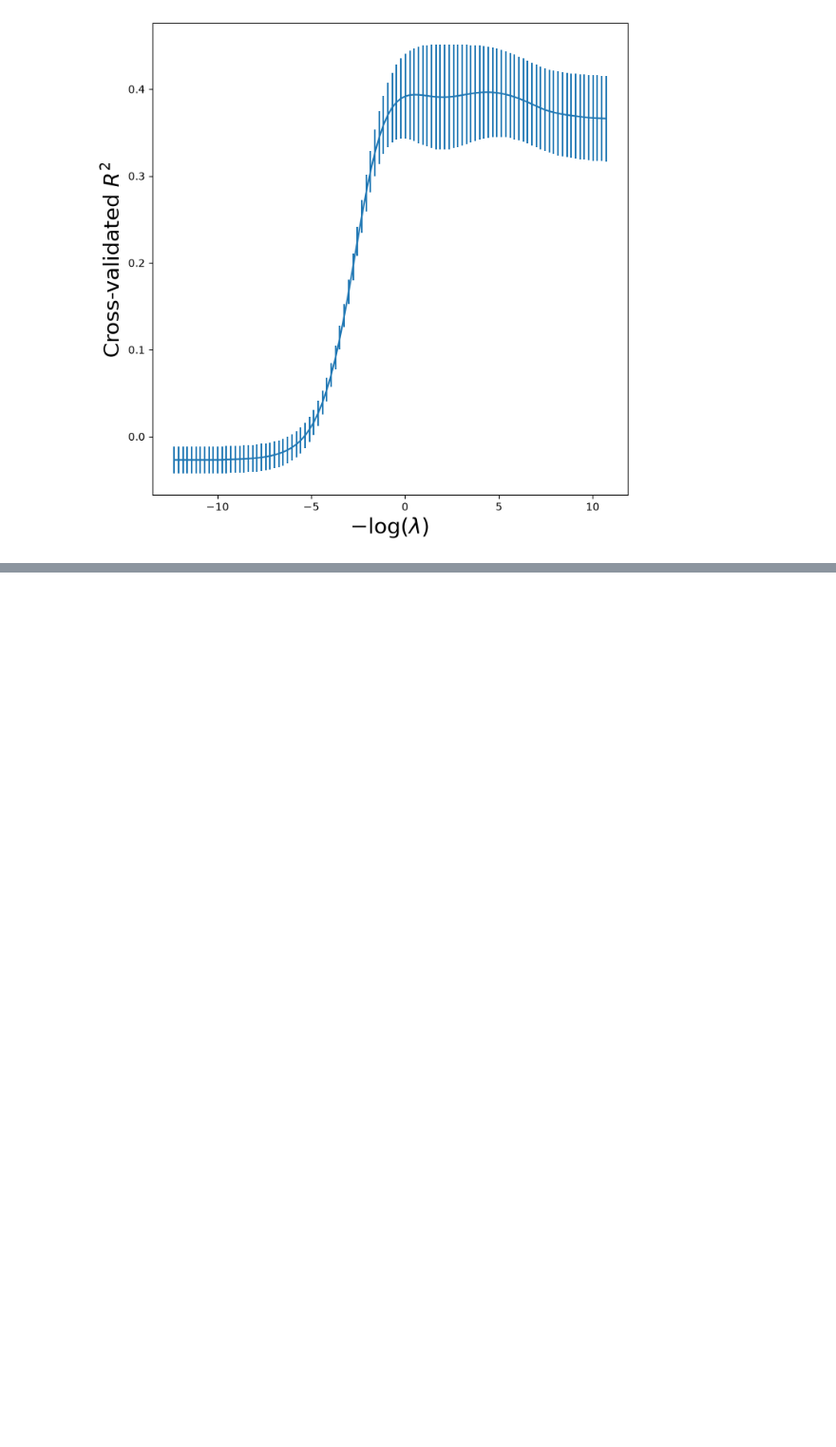
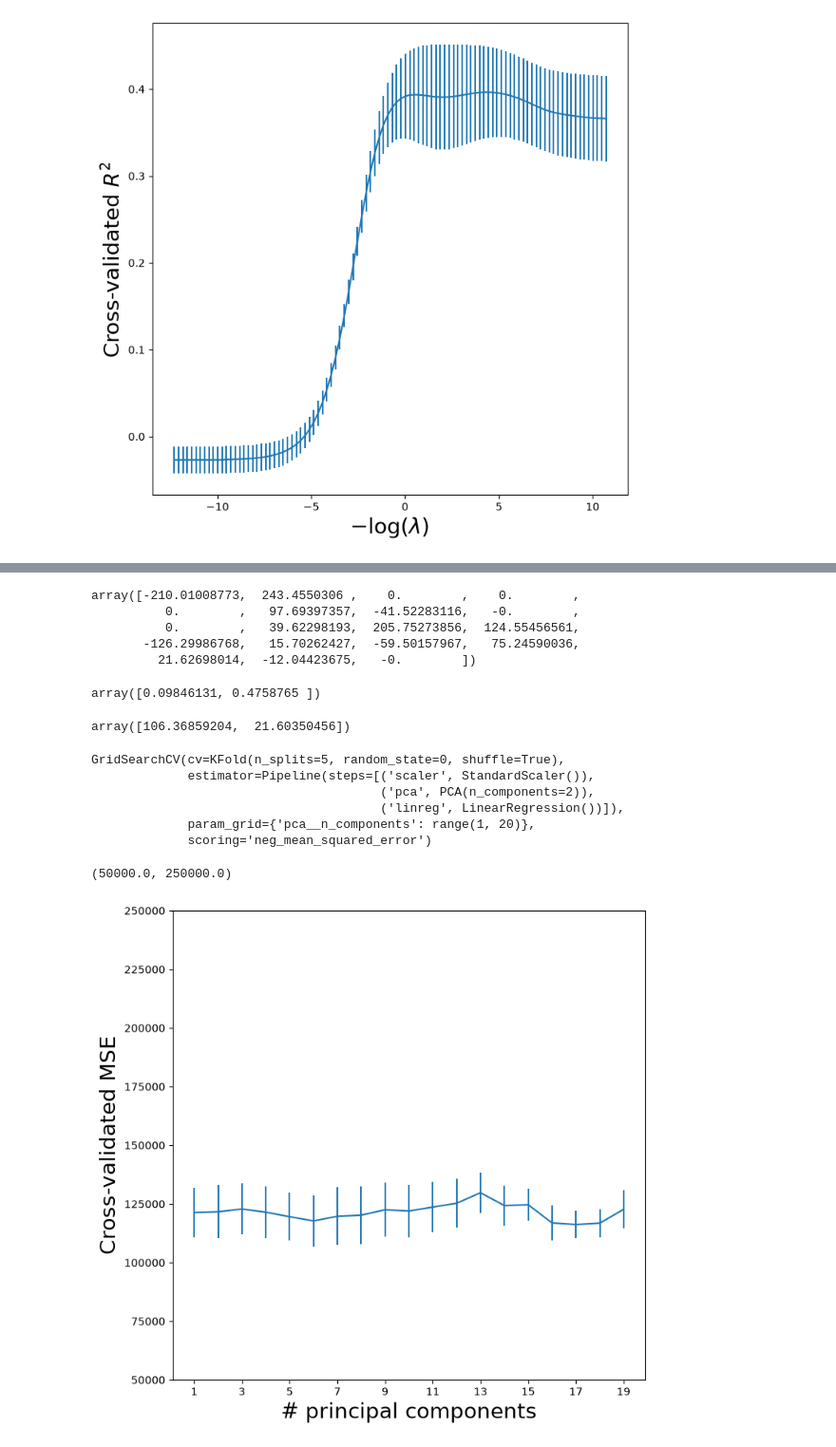
Before and after one commit to Nattawut30/Math-Algorithmic-Trading, a Jupyter notebook: Probability_Statistics/05_Linear_Model_Selection_and_Regularization.ipynb, the cells around one changed output, grey strips where cells are left out. Shown at 95% size. Drawn from its saved outputs; the diff is of its cells as text; code cells hidden in the pictures; blank space fills up the shorter version.

```diff
--- a/Probability_Statistics/05_Linear_Model_Selection_and_Regularization.ipynb
+++ b/Probability_Statistics/05_Linear_Model_Selection_and_Regularization.ipynb
@@ -513,0 +632,61 @@ Text(0, 0.5, 'Cross-validated $R^2$')
+# %%
+# However, THe lasso has a substantial advantage over ridge regression in that the resulting coefficient estimates are sparse.
+# So, the lasso model with alphas chosen by cross-validation contains only 13 variables.
+
+tuned_lasso.coef_
+# %% [output]
+array([-210.01008773,  243.4550306 ,    0.        ,    0.        ,
+          0.        ,   97.69397357,  -41.52283116,   -0.        ,
+          0.        ,   39.62298193,  205.75273856,  124.55456561,
+       -126.29986768,   15.70262427,  -59.50157967,   75.24590036,
+         21.62698014,  -12.04423675,   -0.        ])
+# %%
+""" PCR and PLS Regression """
+
+# Principal Components Regression can be performed using PCA() from the sklearn.decomposition module.
+# We use LinearRegression() to fit the regression model here.
+# Note that it fits an intercept by default, unlike the OLS() function seen earlier.
+
+pca = PCA(n_components=2)
+linreg = skl.LinearRegression()
+pipe = Pipeline([('pca', pca), ('linreg', linreg)])
+pipe.fit(X, Y)
+pipe.named_steps['linreg'].coef_
+# %% [output]
+array([0.09846131, 0.4758765 ])
+# %%
+# Performing PCa, the results vary depending on whether the data has been standardized or not.
+# this can be accomplished by including an additional step in the pipeline.
+
+pipe = Pipeline([('scaler', scaler), ('pca', pca), ('linreg', linreg)])
+pipe.fit(X, Y)
+pipe.named_steps['linreg'].coef_
+# %% [output]
+array([106.36859204,  21.60350456])
+# %%
+# we can of course use CV to choose the number of componets by using skm.GridSearchCV
+# In this case fixing the parameters to vary the n_components
+
+param_grid = {'pca__n_components' : range(1, 20)}
+grid = skm.GridSearchCV(pipe, param_grid, cv=kfold, scoring='neg_mean_squared_error')
+grid.fit(X, Y)
+# %% [output]
+GridSearchCV(cv=KFold(n_splits=5, random_state=0, shuffle=True),
+             estimator=Pipeline(steps=[('scaler', StandardScaler()),
+                                       ('pca', PCA(n_components=2)),
+                                       ('linreg', LinearRegression())]),
+             param_grid={'pca__n_components': range(1, 20)},
+             scoring='neg_mean_squared_error')
+# %%
+# Let's plot the result as we have for other methods.
+
+pcr_fig, ax = subplots(figsize=(8, 8))
+n_comp = param_grid['pca__n_components']
+ax.errorbar(n_comp, -grid.cv_results_['mean_test_score'], grid.cv_results_['std_test_score'] / np.sqrt(K))
+ax.set_ylabel('Cross-validated MSE', fontsize=20)
+ax.set_xlabel('# principal components', fontsize=20)
+ax.set_xticks(n_comp[::2])
+ax.set_ylim([50000, 250000])
+# %% [output]
+(50000.0, 250000.0)
+[figure, added]
```
Also changed, not shown: parts of 18 cells of this notebook.
